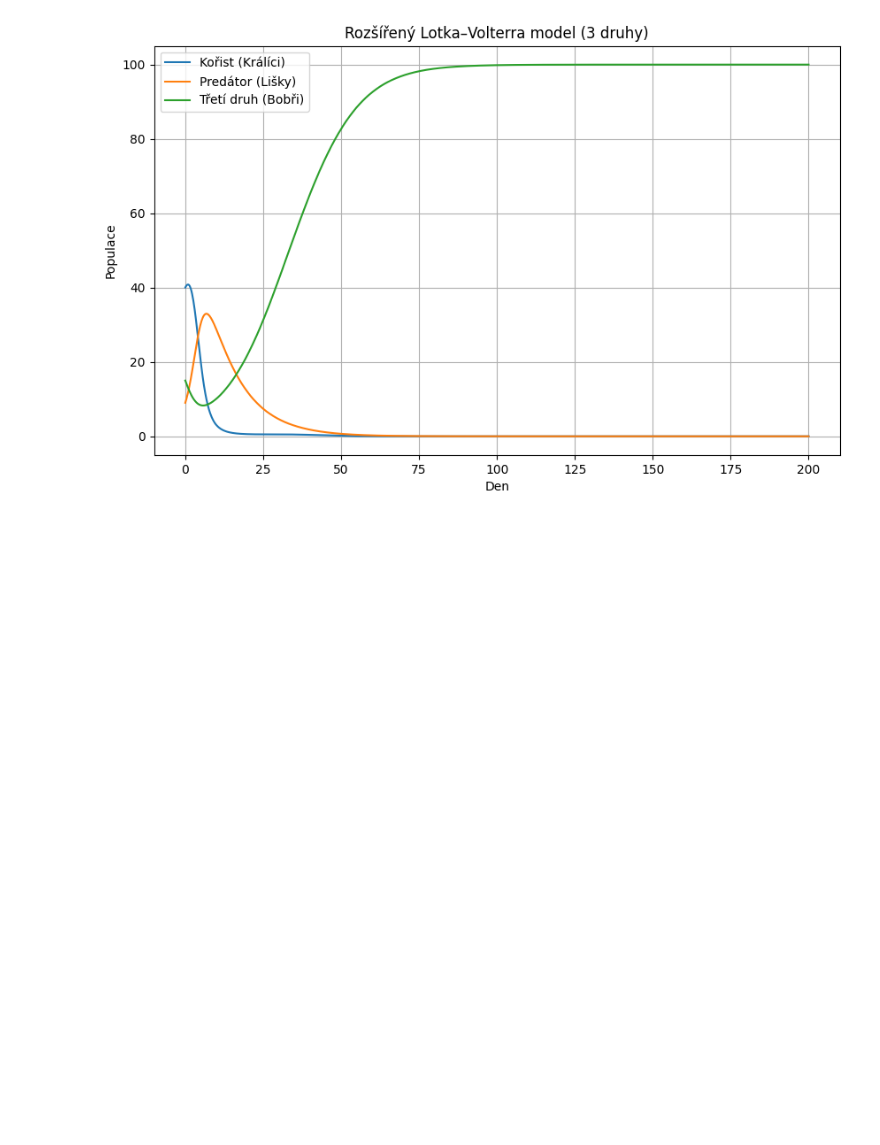
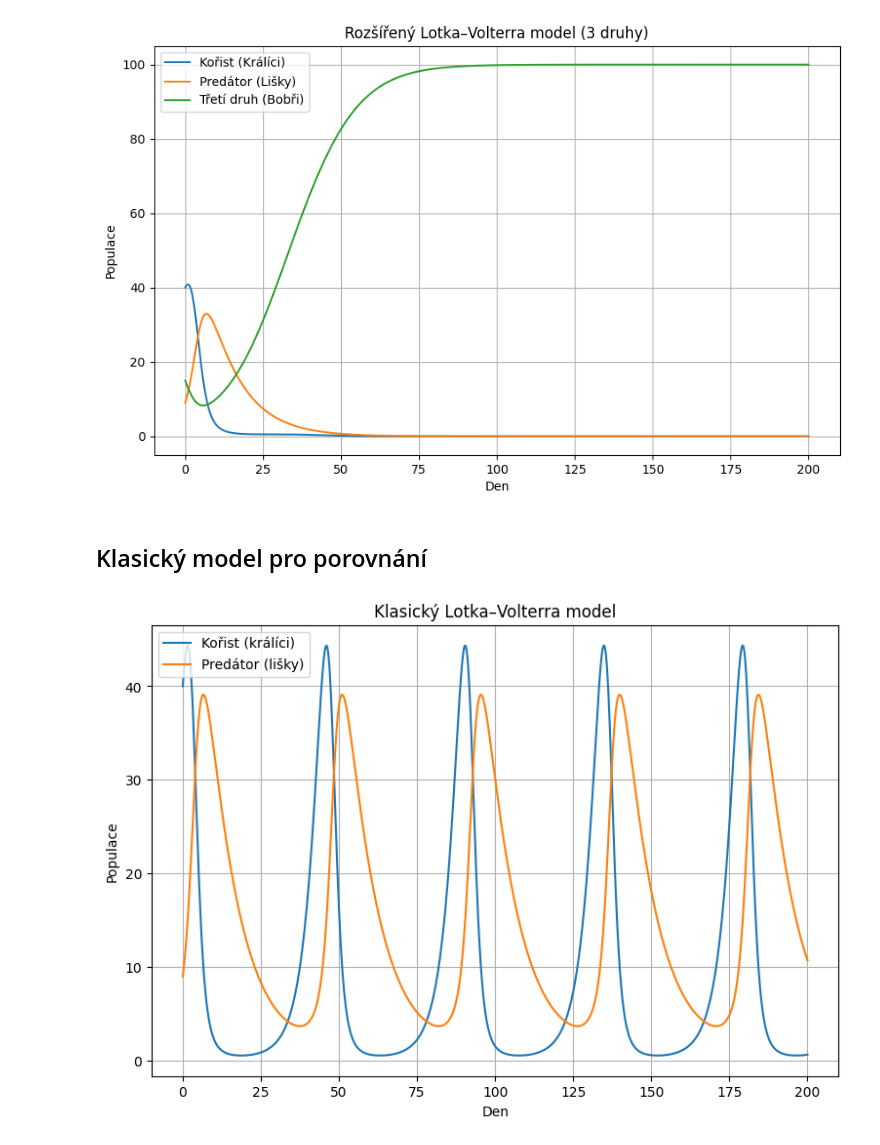
Before and after one commit to Alfonz101/MSW-Zapocet, a Jupyter notebook: uprava_Lotka_Volterra.ipynb, the cells around one changed output. Saved outputs shown, nothing was run; the diff lists cells and outputs as text; code cells hidden in the pictures; blank space fills up the shorter version.

Commit message:
classic LV, zombie docs done

```diff
--- a/uprava_Lotka_Volterra.ipynb
+++ b/uprava_Lotka_Volterra.ipynb
@@ -109,3 +111,36 @@ solution_graph(
 )
 # %% [output]
 [figure]
+# %% [markdown]
+## Klasický model pro porovnání
+# %%
+def LV_model_classic(
+    vars, t, rust_koristi, ucinnost_lovu, umrtnost_predatoru, rust_predatoru
+):
+    x, y = vars
+    dxdt = rust_koristi * x - ucinnost_lovu * x * y
+    dydt = rust_predatoru * x * y - umrtnost_predatoru * y
+    return [dxdt, dydt]
+
+
+init_param_classic = [40, 9]  # Kořist, predátor
+
+solution_classic = odeint(
+    LV_model_classic,
+    init_param_classic,
+    t,
+    args=(rust_koristi, ucinnost_lovu, umrtnost_predatoru, rust_predatoru),
+)
+x_classic, y_classic = solution_classic.T
+
+plt.figure(figsize=(20, 6))
+plt.subplot(1, 2, 1)
+plt.plot(t, x_classic, label="Kořist (králíci)")
+plt.plot(t, y_classic, label="Predátor (lišky)")
+plt.title("Klasický Lotka–Volterra model")
+plt.xlabel("Den")
+plt.ylabel("Populace")
+plt.legend()
+plt.grid()
+# %% [output]
+[figure, added]
```
Also changed, not shown: parts of 2 cells of this notebook, 1 other file.
